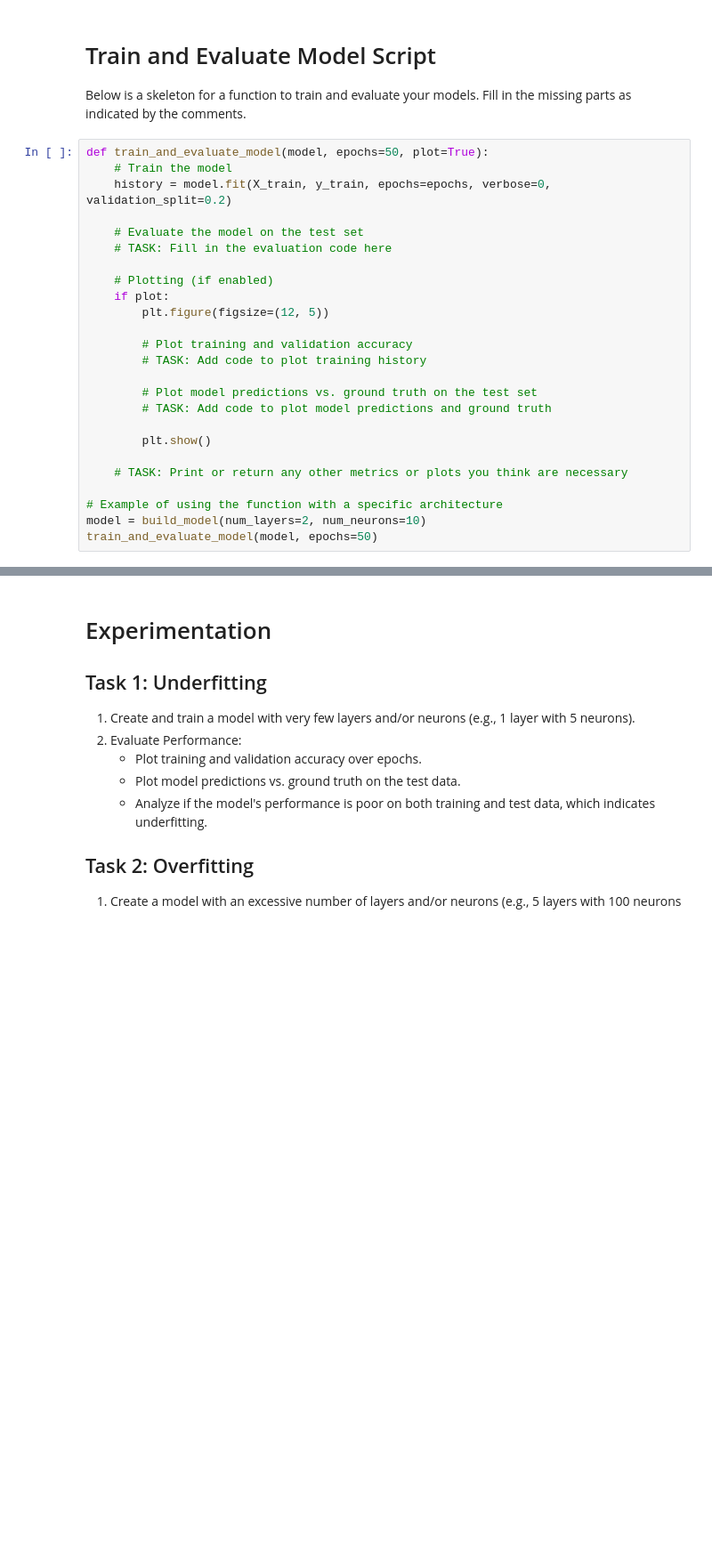
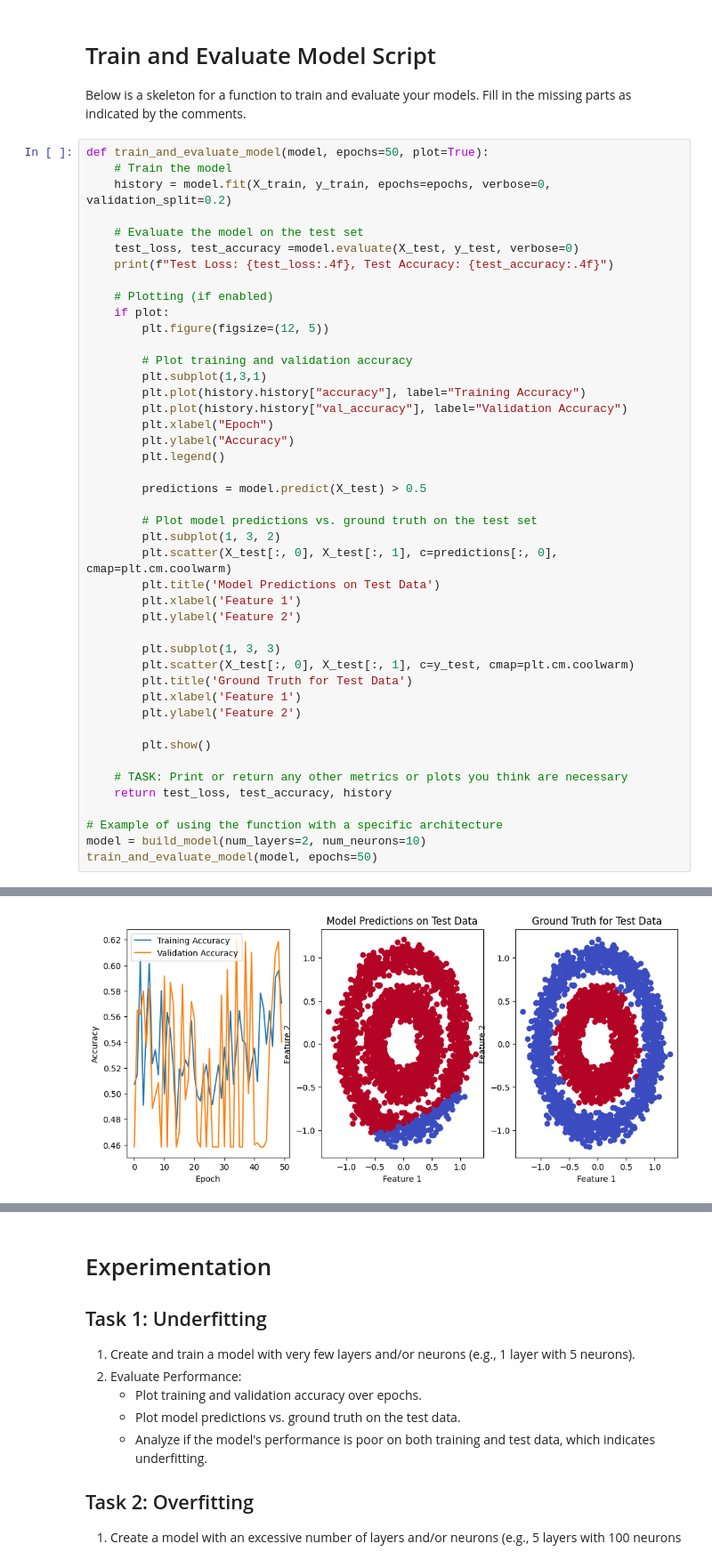
Before and after one commit to SCGlass/deep_learning, a Jupyter notebook: week_1/Network_architecture_exploration_students.ipynb, the cells around one changed output, grey strips where cells are left out. Shown at 89% size. Saved outputs shown, nothing was run; the diff lists cells and outputs as text; blank space fills up the shorter version.

```diff
--- a/week_1/Network_architecture_exploration_students.ipynb
+++ b/week_1/Network_architecture_exploration_students.ipynb
@@ -64,21 +56,40 @@ def train_and_evaluate_model(model, epochs=50, plot=True):
     history = model.fit(X_train, y_train, epochs=epochs, verbose=0, validation_split=0.2)
 
     # Evaluate the model on the test set
-    # TASK: Fill in the evaluation code here
+    test_loss, test_accuracy =model.evaluate(X_test, y_test, verbose=0)
+    print(f"Test Loss: {test_loss:.4f}, Test Accuracy: {test_accuracy:.4f}")
 
     # Plotting (if enabled)
     if plot:
         plt.figure(figsize=(12, 5))
 
         # Plot training and validation accuracy
-        # TASK: Add code to plot training history
+        plt.subplot(1,3,1)
+        plt.plot(history.history["accuracy"], label="Training Accuracy")
+        plt.plot(history.history["val_accuracy"], label="Validation Accuracy")
+        plt.xlabel("Epoch")
+        plt.ylabel("Accuracy")
+        plt.legend()
+
+        predictions = model.predict(X_test) > 0.5
 
         # Plot model predictions vs. ground truth on the test set
-        # TASK: Add code to plot model predictions and ground truth
+        plt.subplot(1, 3, 2)
+        plt.scatter(X_test[:, 0], X_test[:, 1], c=predictions[:, 0], cmap=plt.cm.coolwarm)
+        plt.title('Model Predictions on Test Data')
+        plt.xlabel('Feature 1')
+        plt.ylabel('Feature 2')
+
+        plt.subplot(1, 3, 3)
+        plt.scatter(X_test[:, 0], X_test[:, 1], c=y_test, cmap=plt.cm.coolwarm)
+        plt.title('Ground Truth for Test Data')
+        plt.xlabel('Feature 1')
+        plt.ylabel('Feature 2')
 
         plt.show()
 
     # TASK: Print or return any other metrics or plots you think are necessary
+    return test_loss, test_accuracy, history
 
 # Example of using the function with a specific architecture
 model = build_model(num_layers=2, num_neurons=10)
@@ -87,0 +100 @@ train_and_evaluate_model(model, epochs=50)
+[figure, added]
```
Also changed, not shown: parts of 6 cells of this notebook, 1 other file.
